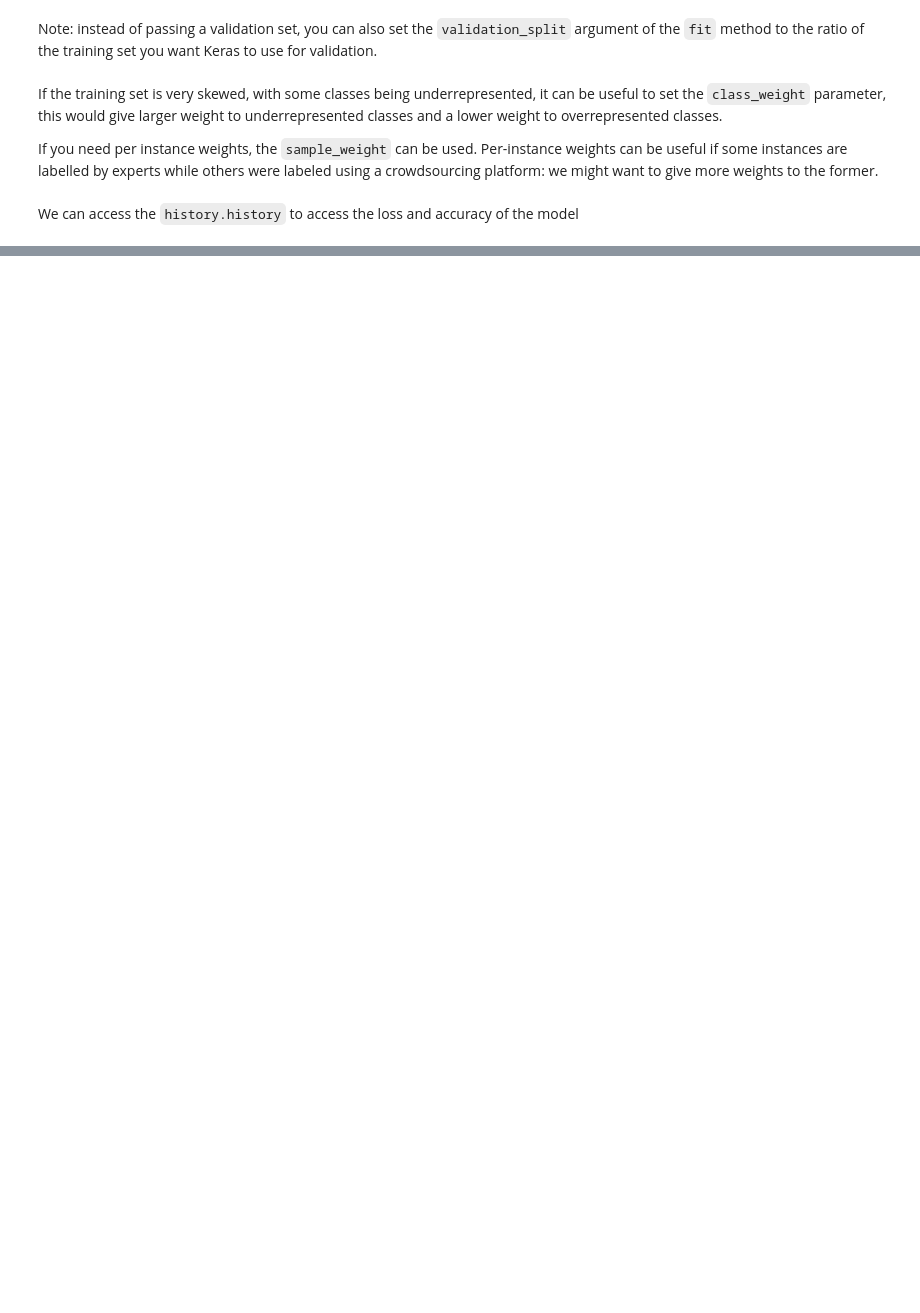
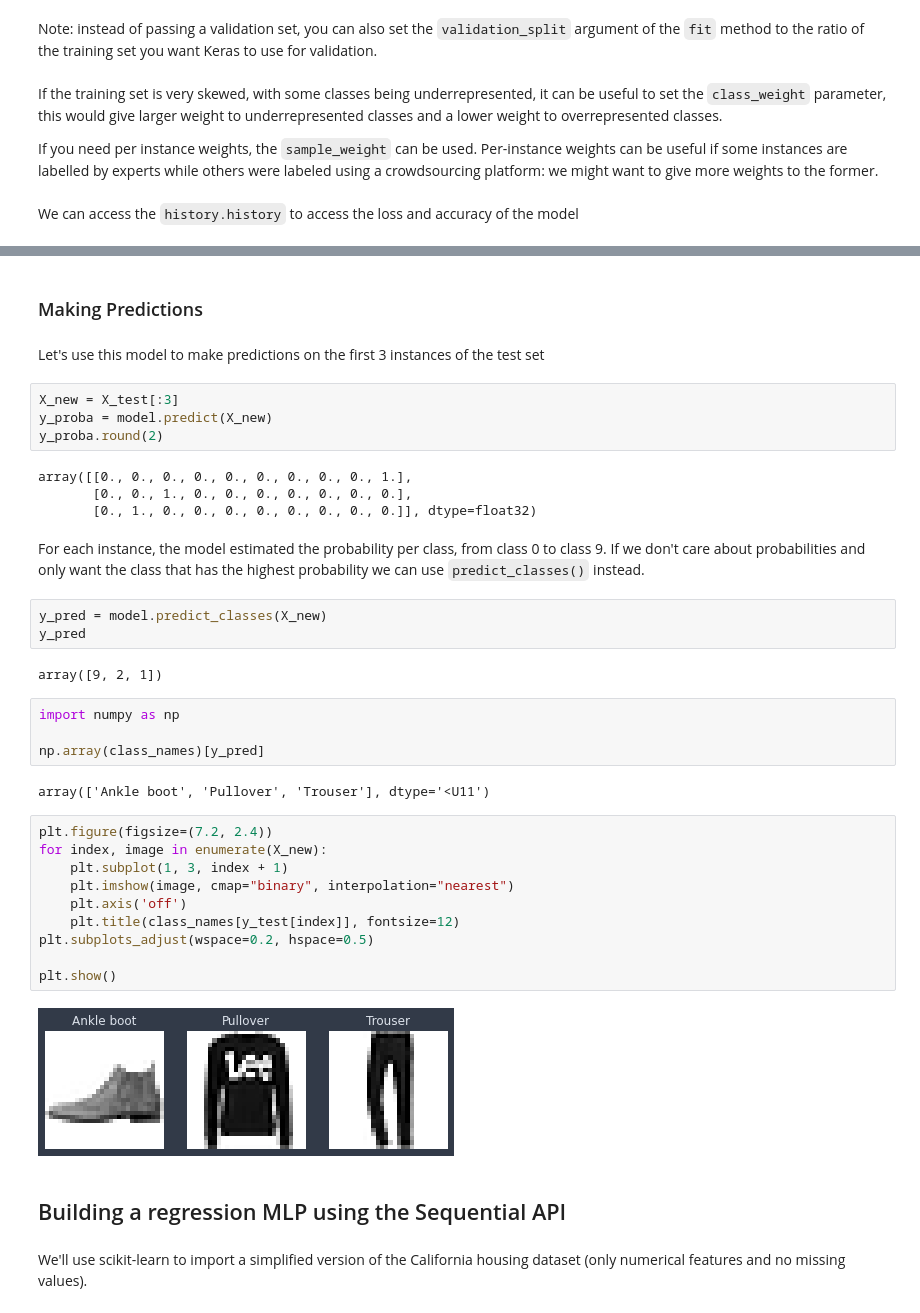
Before and after one commit to amaralcs/homl, a Jupyter notebook: 10_intro_to_artificial_neural_networks_with_keras.ipynb, the cells around one changed output, grey strips where cells are left out. Saved outputs shown, nothing was run; the diff lists cells and outputs as text; blank space fills up the shorter version.

````diff
--- a/10_intro_to_artificial_neural_networks_with_keras.ipynb
+++ b/10_intro_to_artificial_neural_networks_with_keras.ipynb
@@ -311,0 +355,41 @@ The validation error is computed at the *end* of each epoch while the training e
+# %% [markdown]
+### Making Predictions
+# %% [markdown]
+Let's use this model to make predictions on the first 3 instances of the test set
+# %%
+X_new = X_test[:3]
+y_proba = model.predict(X_new)
+y_proba.round(2)
+# %% [output]
+array([[0., 0., 0., 0., 0., 0., 0., 0., 0., 1.],
+       [0., 0., 1., 0., 0., 0., 0., 0., 0., 0.],
+       [0., 1., 0., 0., 0., 0., 0., 0., 0., 0.]], dtype=float32)
+# %% [markdown]
+For each instance, the model estimated the probability per class, from class 0 to class 9. If we don't care about probabilities and only want the class that has the highest probability we can use ```predict_classes()``` instead.
+# %%
+y_pred = model.predict_classes(X_new)
+y_pred
+# %% [output]
+array([9, 2, 1])
+# %%
+import numpy as np
+
+np.array(class_names)[y_pred]
+# %% [output]
+array(['Ankle boot', 'Pullover', 'Trouser'], dtype='<U11')
+# %%
+plt.figure(figsize=(7.2, 2.4))
+for index, image in enumerate(X_new):
+    plt.subplot(1, 3, index + 1)
+    plt.imshow(image, cmap="binary", interpolation="nearest")
+    plt.axis('off')
+    plt.title(class_names[y_test[index]], fontsize=12)
+plt.subplots_adjust(wspace=0.2, hspace=0.5)
+
+plt.show()
+# %% [output]
+[figure, added]
+# %% [markdown]
+## Building a regression MLP using the Sequential API
+# %% [markdown]
+We'll use scikit-learn to import a simplified version of the California housing dataset (only numerical features and no missing values).
````
Also changed, not shown: parts of 52 cells of this notebook.
